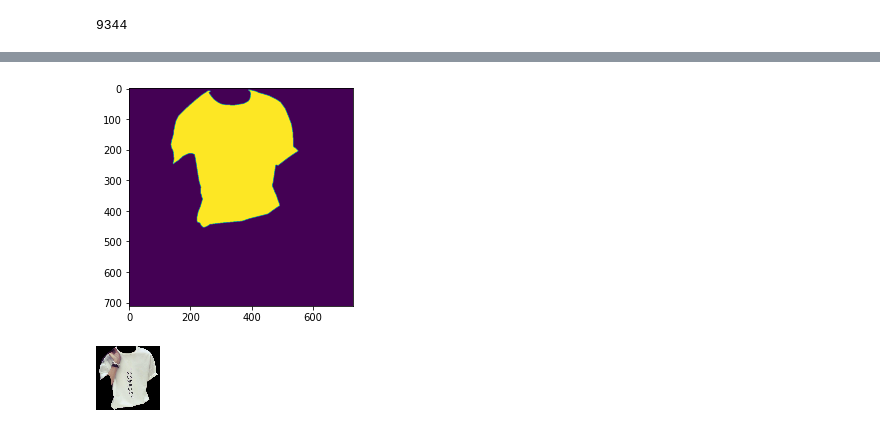
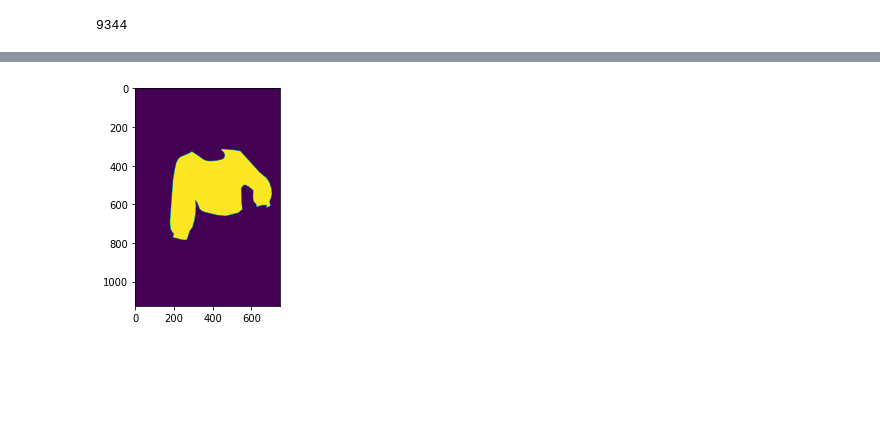
Before and after one commit to leshanbog/Try-On-GAN, a Jupyter notebook: dataset.ipynb, the cells around one changed output, grey strips where cells are left out. Cells and saved outputs as stored; diff of their text form; code cells hidden in the pictures; blank space fills up the shorter version.

Commit message:
Modify dataset for StarGAN

```diff
--- a/dataset.ipynb
+++ b/dataset.ipynb
@@ -15,3 +10,5 @@ import numpy as np
+# %%
+TARGET_CATEGORIES = [1, 2, 3, 4, 5, 6]  # mutually exclusive
 # %%
 class DeepFashionDataset(Dataset):
     def __init__(self, split, photo_transform=None, cloth_transform=None):
@@ -22,11 +19,35 @@ class DeepFashionDataset(Dataset):
 
         self.objects = [x[:6] for x in os.listdir(f'{self.path}/centred_clothes')]
 
+        self.idx_to_cat = np.zeros(len(self.objects))
+        self.cat_to_idx = defaultdict(list)
+
+        for i, oid in enumerate(self.objects):
+            annot = json.load(open(f'{self.path}/annos/{oid}.json'))
+            cat = self._get_cat_from_annot(annot)
+            self.idx_to_cat[i] = cat
+            self.cat_to_idx[cat].append(i)
+
+    def _get_cat_from_annot(self, annot):
+        for k, v in annot.items():
+            if k.startswith('item') and v['category_id'] in TARGET_CATEGORIES:
+                return v['category_id']
+
     def __len__(self):
         return len(self.objects)
 
+    def _get_centred_cloth(self, idx):
+        centred_cloth = Image.fromarray(np.load(f'{self.path}/centred_clothes/{self.objects[idx]}_cc.npy'))
+        if self.cloth_transform:
+            centred_cloth = self.cloth_transform(centred_cloth)
+        return centred_cloth
+
+
     def __getitem__(self, idx):
         assert isinstance(idx, int)
+
+        annot = json.load(open(f'{self.path}/annos/{self.objects[idx]}.json'))
+        cat = self._get_cat_from_annot(annot)
 
         person_image = Image.open(f'{self.path}/image/{self.objects[idx]}.jpg')
         if self.photo_transform:
@@ -34,8 +55,9 @@ class DeepFashionDataset(Dataset):
 
         mask = np.load(f'{self.path}/segmentation_masks/{self.objects[idx]}_mask.npy')
 
-        centred_cloth = Image.fromarray(np.load(f'{self.path}/centred_clothes/{self.objects[idx]}_cc.npy'))
-        if self.cloth_transform:
-            centred_cloth = self.cloth_transform(centred_cloth)
+        rand_index = np.random.choice(len(self.cat_to_idx[cat]))
 
-        return person_image, mask, centred_cloth
+        return person_image, \
+            mask, \
+            self._get_centred_cloth(idx), \
+            self._get_centred_cloth(self.cat_to_idx[cat][rand_index])
@@ -57,0 +70,2 @@ img
+# %%
+img1, mask1, cc1, cc2 = dataset[666]
@@ -58,8 +76,4 @@ img
 # %%
-plt.imshow(mask.astype(np.float));
+plt.imshow(mask1.astype(np.float));
 # %% [output]
-[figure, old version]
+[figure, new version]
-# %%
-cc
-# %% [output]
-[figure, removed]
```
Also changed, not shown: parts of 17 cells of this notebook.
